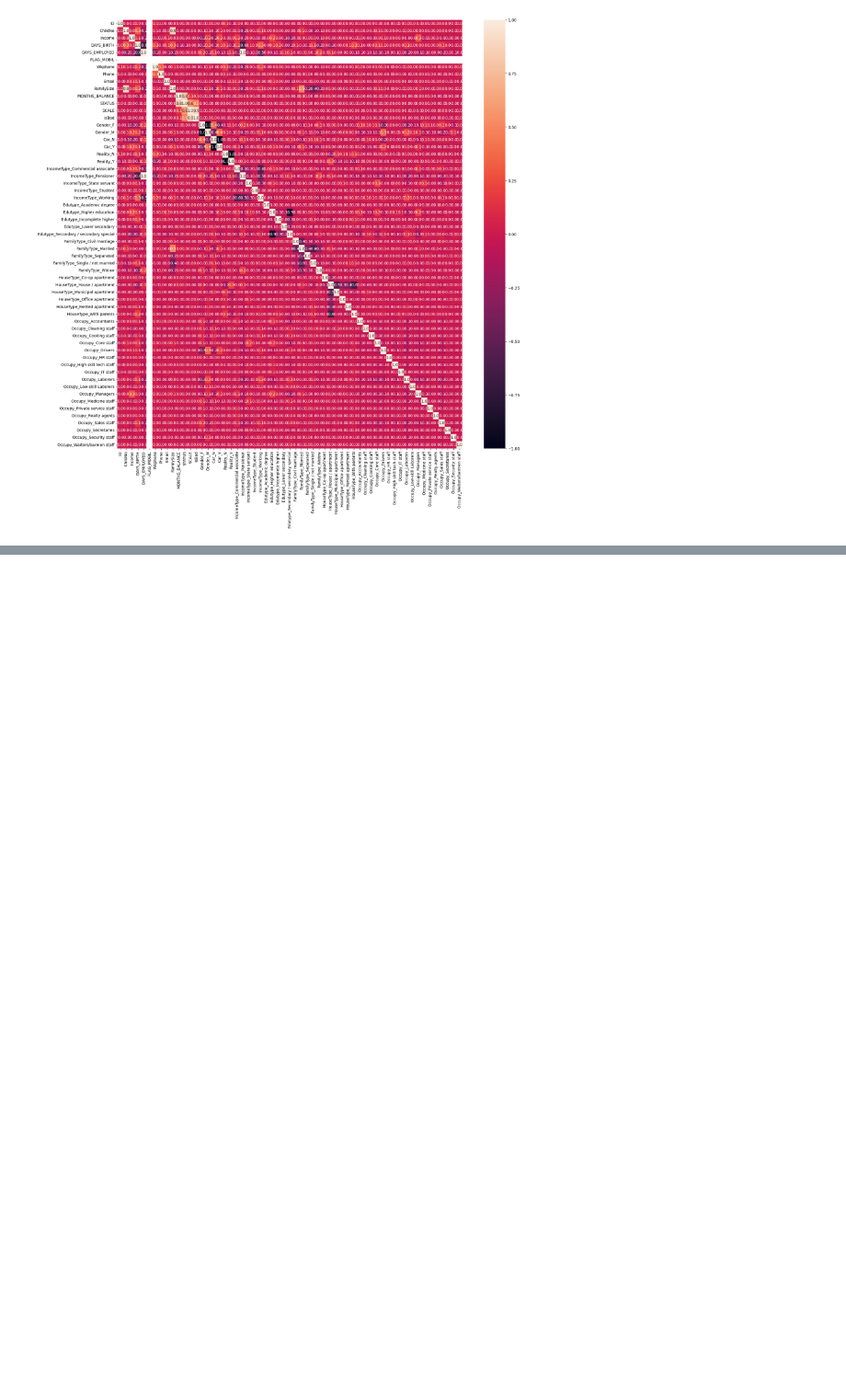
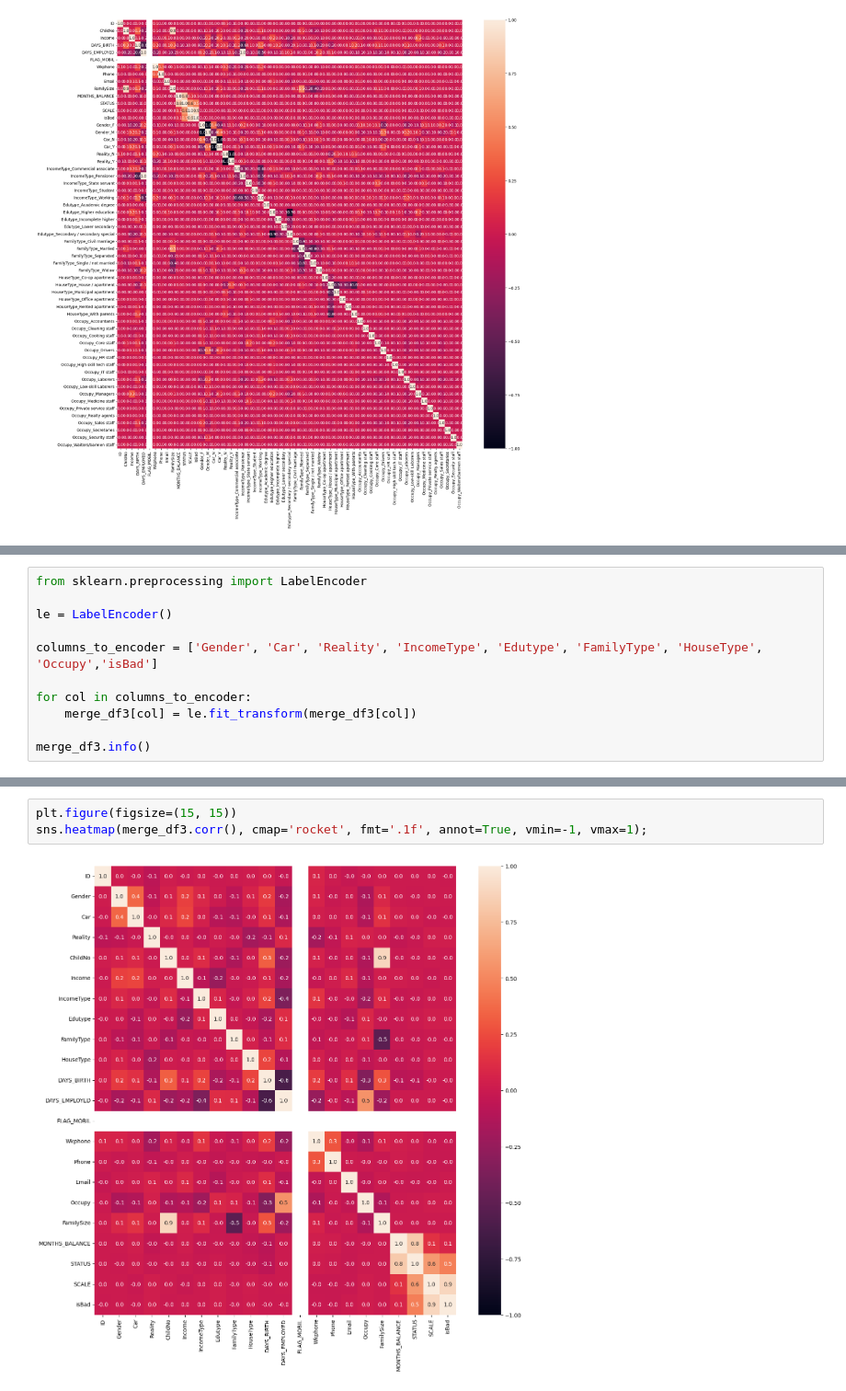
Before and after one commit to tmdcksdl/ML_Credit_Project, a Jupyter notebook: ML_Project/ML_Project2.ipynb, the cells around one changed output, grey strips where cells are left out. Shown at 92% size. Drawn from its saved outputs; the diff is of its cells as text; blank space fills up the shorter version.

Commit message:
LabelEncoder 변환 후 Corr

```diff
--- a/ML_Project/ML_Project2.ipynb
+++ b/ML_Project/ML_Project2.ipynb
@@ -1223,0 +1228,11 @@ sns.heatmap(client.corr(), cmap='rocket', fmt='.1f', annot=True, vmin=-1, vmax=1
+# %%
+from sklearn.preprocessing import LabelEncoder
+
+le = LabelEncoder()
+
+columns_to_encoder = ['Gender', 'Car', 'Reality', 'IncomeType', 'Edutype', 'FamilyType', 'HouseType', 'Occupy','isBad']
+
+for col in columns_to_encoder:
+    merge_df3[col] = le.fit_transform(merge_df3[col])
+
+merge_df3.info()
@@ -1223,0 +1257,5 @@ sns.heatmap(client.corr(), cmap='rocket', fmt='.1f', annot=True, vmin=-1, vmax=1
+# %%
+plt.figure(figsize=(15, 15))
+sns.heatmap(merge_df3.corr(), cmap='rocket', fmt='.1f', annot=True, vmin=-1, vmax=1);
+# %% [output]
+[figure, added]
```
Also changed, not shown: parts of 3 cells of this notebook.
